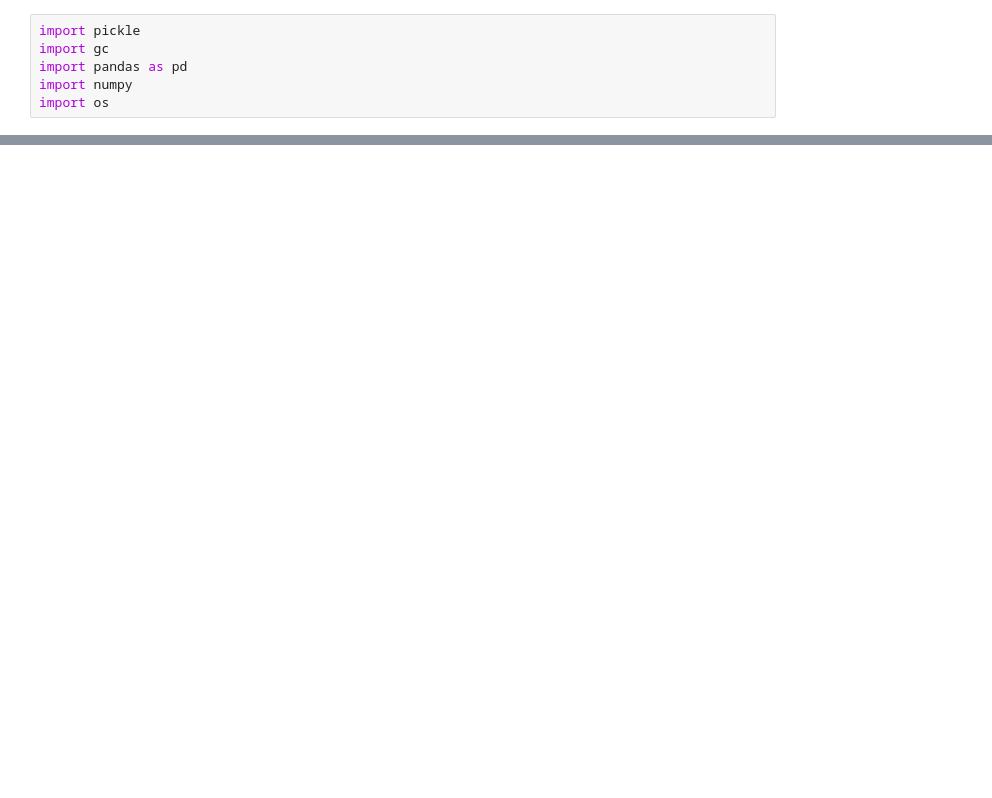
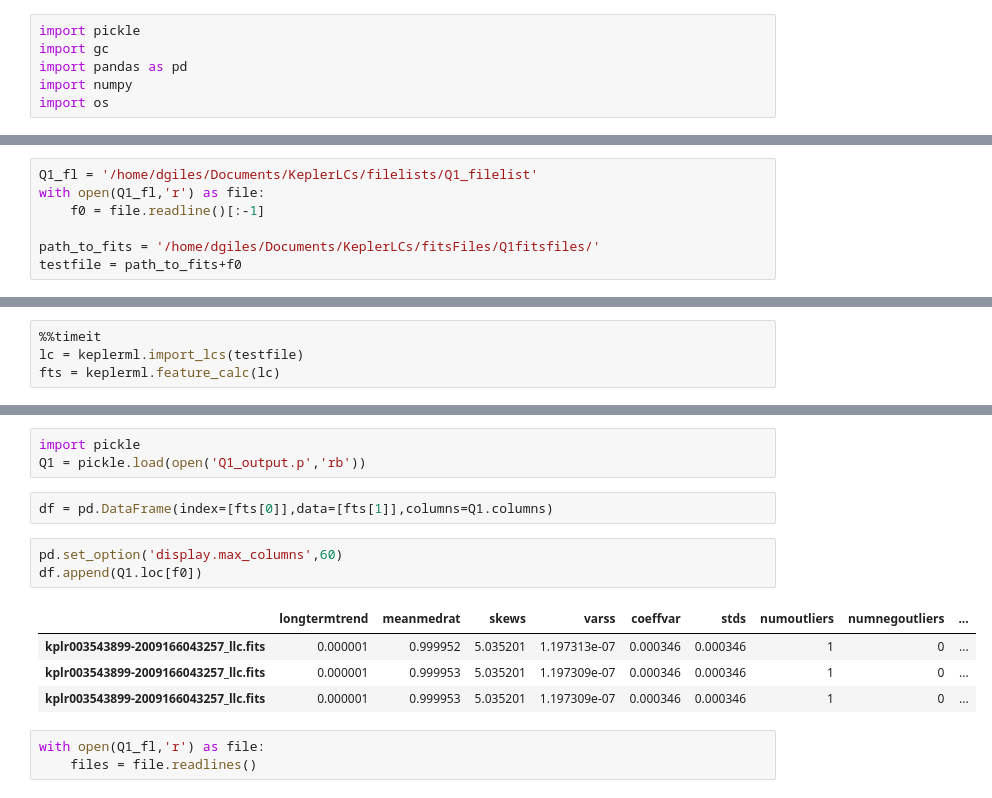
Before and after one commit to d-giles/lcfeatures, a Jupyter notebook: Work Space.ipynb, the cells around one changed output, grey strips where cells are left out. Drawn from its saved outputs; the diff is of its cells as text; blank space fills up the shorter version.

```diff
--- a/Work Space.ipynb
+++ b/Work Space.ipynb
@@ -1150,0 +966,7 @@ save_output('Q{}_output.p'.format(i),'Q{}_tmp_data.p'.format(i))
+# %%
+Q1_fl = '/home/dgiles/Documents/KeplerLCs/filelists/Q1_filelist'
+with open(Q1_fl,'r') as file:
+    f0 = file.readline()[:-1]
+
+path_to_fits = '/home/dgiles/Documents/KeplerLCs/fitsFiles/Q1fitsfiles/'
+testfile = path_to_fits+f0
@@ -1150,0 +977,4 @@ save_output('Q{}_output.p'.format(i),'Q{}_tmp_data.p'.format(i))
+# %%
+%%timeit
+lc = keplerml.import_lcs(testfile)
+fts = keplerml.feature_calc(lc)
@@ -1150,0 +983,16 @@ save_output('Q{}_output.p'.format(i),'Q{}_tmp_data.p'.format(i))
+# %%
+import pickle
+Q1 = pickle.load(open('Q1_output.p','rb'))
+# %%
+df = pd.DataFrame(index=[fts[0]],data=[fts[1]],columns=Q1.columns)
+# %%
+pd.set_option('display.max_columns',60)
+df.append(Q1.loc[f0])
+# %% [output]
+|  | longtermtrend | meanmedrat | skews | varss | coeffvar | stds | numoutliers | numnegoutliers | ... |
+| kplr003543899-2009166043257_llc.fits | 0.000001 | 0.999952 | 5.035201 | 1.197313e-07 | 0.000346 | 0.000346 | 1 | 0 | ... |
+| kplr003543899-2009166043257_llc.fits | 0.000001 | 0.999953 | 5.035201 | 1.197309e-07 | 0.000346 | 0.000346 | 1 | 0 | ... |
+| kplr003543899-2009166043257_llc.fits | 0.000001 | 0.999953 | 5.035201 | 1.197309e-07 | 0.000346 | 0.000346 | 1 | 0 | ... |
+# %%
+with open(Q1_fl,'r') as file:
+    files = file.readlines()
```
Also changed, not shown: parts of 67 cells of this notebook, 5 other files.
